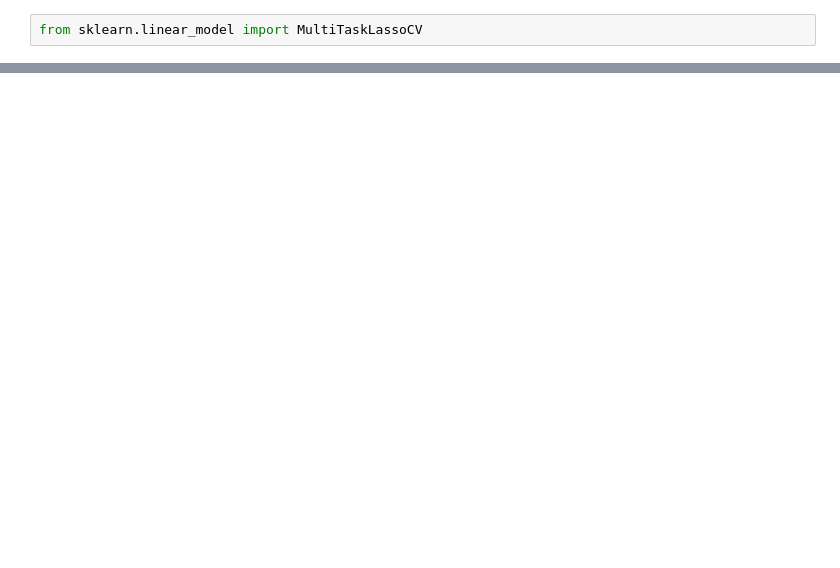
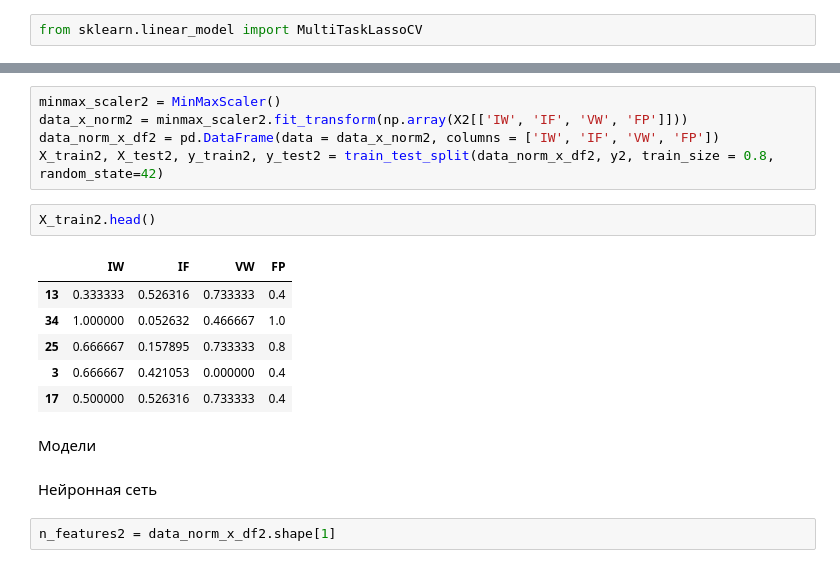
Before and after one commit to dessmound/rusakovglebbaumanproject, a Jupyter notebook: case3.ipynb, the cells around one changed output, grey strips where cells are left out. Cells and saved outputs as stored; diff of their text form; blank space fills up the shorter version.

```diff
--- a/case3.ipynb
+++ b/case3.ipynb
@@ -400,0 +701,20 @@ print('R2:', np.round(metrics.r2_score(y_test2,y_pred3), 2))
+# %%
+minmax_scaler2 = MinMaxScaler()
+data_x_norm2 = minmax_scaler2.fit_transform(np.array(X2[['IW', 'IF', 'VW', 'FP']]))
+data_norm_x_df2 = pd.DataFrame(data = data_x_norm2, columns = ['IW', 'IF', 'VW', 'FP'])
+X_train2, X_test2, y_train2, y_test2 = train_test_split(data_norm_x_df2, y2, train_size = 0.8, random_state=42)
+# %%
+X_train2.head()
+# %% [output]
+|  | IW | IF | VW | FP |
+| 13 | 0.333333 | 0.526316 | 0.733333 | 0.4 |
+| 34 | 1.000000 | 0.052632 | 0.466667 | 1.0 |
+| 25 | 0.666667 | 0.157895 | 0.733333 | 0.8 |
+| 3 | 0.666667 | 0.421053 | 0.000000 | 0.4 |
+| 17 | 0.500000 | 0.526316 | 0.733333 | 0.4 |
+# %% [markdown]
+Модели
+# %% [markdown]
+Нейронная сеть
+# %%
+n_features2 = data_norm_x_df2.shape[1]
```
Also changed, not shown: parts of 131 cells of this notebook, 8 other files.
